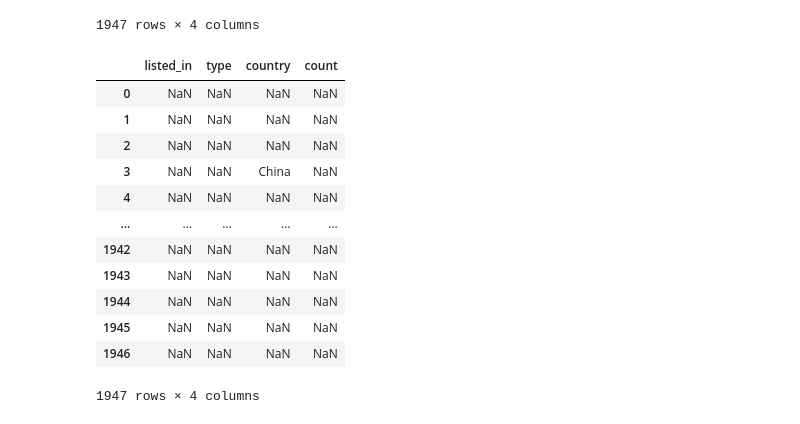
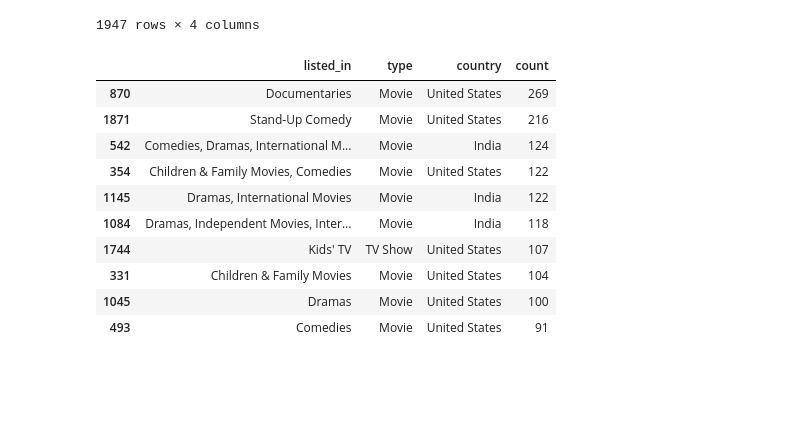
Before and after one commit to Dani-8/Netflix-Data-Analysis, a Jupyter notebook: Netflix-Data-Analysis.ipynb, the cells around one changed output. Drawn from its saved outputs; the diff is of its cells as text; code cells hidden in the pictures; blank space fills up the shorter version.

```diff
--- a/Netflix-Data-Analysis.ipynb
+++ b/Netflix-Data-Analysis.ipynb
@@ -549,18 +549,16 @@ genres_countries
 | 1946 | Thrillers | Movie | United States | 50 |
 1947 rows × 4 columns
 # %%
-genres_countries[genres_countries[] == "China"]
+genres_countries.sort_values(by="count",ascending=False).head(10)
 # %% [output]
 |  | listed_in | type | country | count |
-| 0 | NaN | NaN | NaN | NaN |
-| 1 | NaN | NaN | NaN | NaN |
-| 2 | NaN | NaN | NaN | NaN |
-| 3 | NaN | NaN | China | NaN |
-| 4 | NaN | NaN | NaN | NaN |
-| ... | ... | ... | ... | ... |
-| 1942 | NaN | NaN | NaN | NaN |
-| 1943 | NaN | NaN | NaN | NaN |
-| 1944 | NaN | NaN | NaN | NaN |
-| 1945 | NaN | NaN | NaN | NaN |
-| 1946 | NaN | NaN | NaN | NaN |
+| 870 | Documentaries | Movie | United States | 269 |
+| 1871 | Stand-Up Comedy | Movie | United States | 216 |
+| 542 | Comedies, Dramas, International M... | Movie | India | 124 |
+| 354 | Children & Family Movies, Comedies | Movie | United States | 122 |
+| 1145 | Dramas, International Movies | Movie | India | 122 |
+| 1084 | Dramas, Independent Movies, Inter... | Movie | India | 118 |
+| 1744 | Kids' TV | TV Show | United States | 107 |
+| 331 | Children & Family Movies | Movie | United States | 104 |
+| 1045 | Dramas | Movie | United States | 100 |
+| 493 | Comedies | Movie | United States | 91 |
-1947 rows × 4 columns
```
Also changed, not shown: parts of 2 cells of this notebook.
